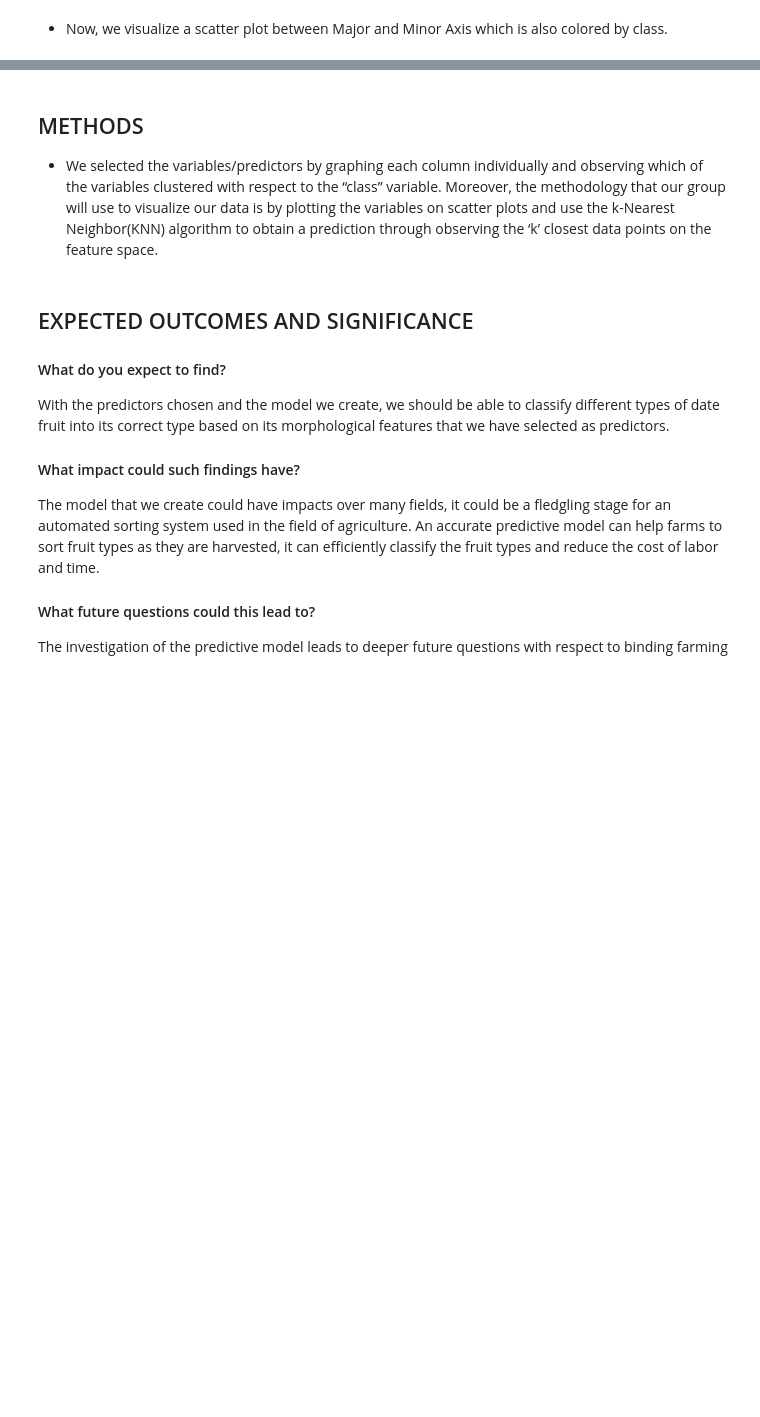
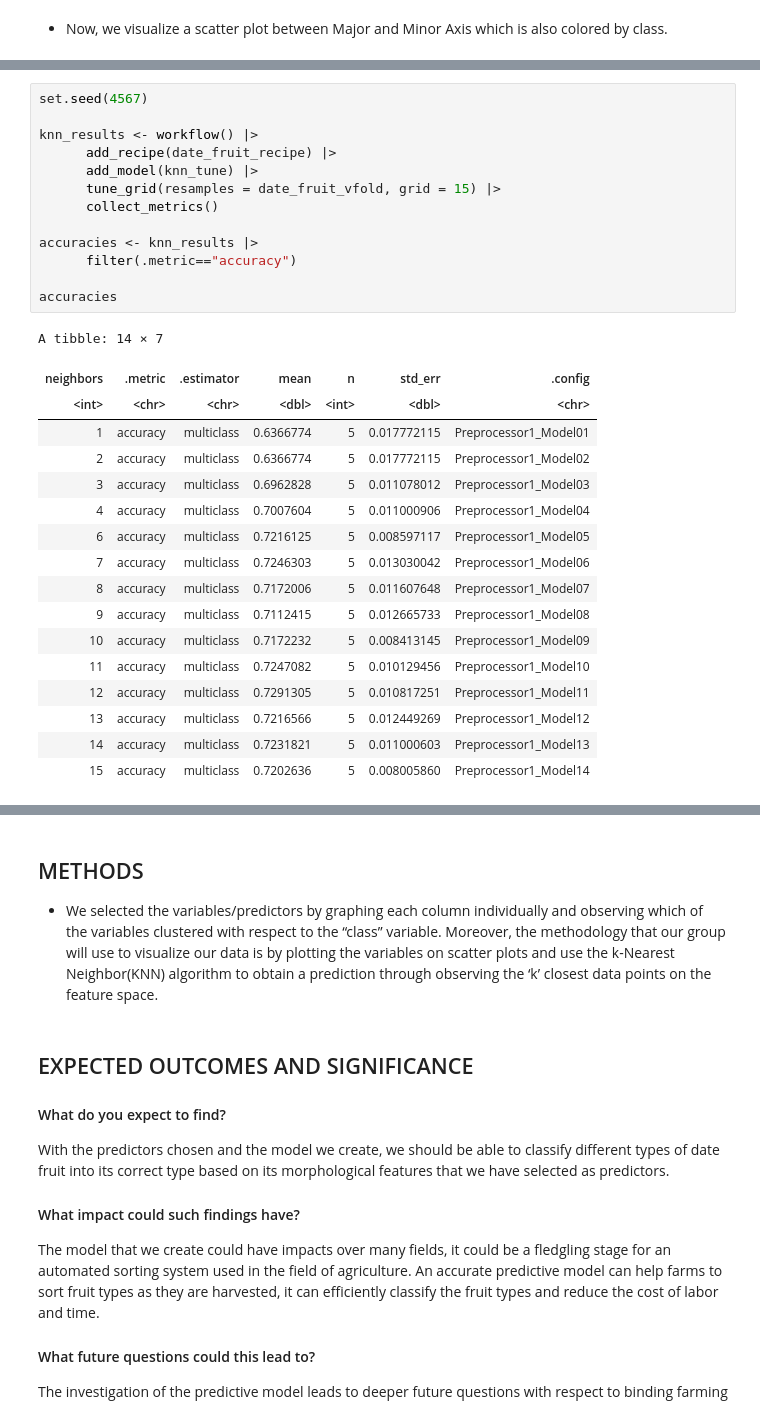
Before and after one commit to NikoSresh/dsci-100-2024-group-32, a Jupyter notebook: exploring_date_fruit_data.ipynb, the cells around one changed output, grey strips where cells are left out. Drawn from its saved outputs; the diff is of its cells as text; blank space fills up the shorter version.

```diff
--- a/exploring_date_fruit_data.ipynb
+++ b/exploring_date_fruit_data.ipynb
@@ -145,0 +196,31 @@ major_vs_minor
+# %%
+set.seed(4567)
+
+knn_results <- workflow() |>
+      add_recipe(date_fruit_recipe) |>
+      add_model(knn_tune) |>
+      tune_grid(resamples = date_fruit_vfold, grid = 15) |>
+      collect_metrics()
+
+accuracies <- knn_results |>
+      filter(.metric=="accuracy")
+
+accuracies
+# %% [output]
+A tibble: 14 × 7
+| neighbors | .metric | .estimator | mean | n | std_err | .config |
+| <int> | <chr> | <chr> | <dbl> | <int> | <dbl> | <chr> |
+| 1 | accuracy | multiclass | 0.6366774 | 5 | 0.017772115 | Preprocessor1_Model01 |
+| 2 | accuracy | multiclass | 0.6366774 | 5 | 0.017772115 | Preprocessor1_Model02 |
+| 3 | accuracy | multiclass | 0.6962828 | 5 | 0.011078012 | Preprocessor1_Model03 |
+| 4 | accuracy | multiclass | 0.7007604 | 5 | 0.011000906 | Preprocessor1_Model04 |
+| 6 | accuracy | multiclass | 0.7216125 | 5 | 0.008597117 | Preprocessor1_Model05 |
+| 7 | accuracy | multiclass | 0.7246303 | 5 | 0.013030042 | Preprocessor1_Model06 |
+| 8 | accuracy | multiclass | 0.7172006 | 5 | 0.011607648 | Preprocessor1_Model07 |
+| 9 | accuracy | multiclass | 0.7112415 | 5 | 0.012665733 | Preprocessor1_Model08 |
+| 10 | accuracy | multiclass | 0.7172232 | 5 | 0.008413145 | Preprocessor1_Model09 |
+| 11 | accuracy | multiclass | 0.7247082 | 5 | 0.010129456 | Preprocessor1_Model10 |
+| 12 | accuracy | multiclass | 0.7291305 | 5 | 0.010817251 | Preprocessor1_Model11 |
+| 13 | accuracy | multiclass | 0.7216566 | 5 | 0.012449269 | Preprocessor1_Model12 |
+| 14 | accuracy | multiclass | 0.7231821 | 5 | 0.011000603 | Preprocessor1_Model13 |
+| 15 | accuracy | multiclass | 0.7202636 | 5 | 0.008005860 | Preprocessor1_Model14 |
```
Also changed, not shown: parts of 12 cells of this notebook.
